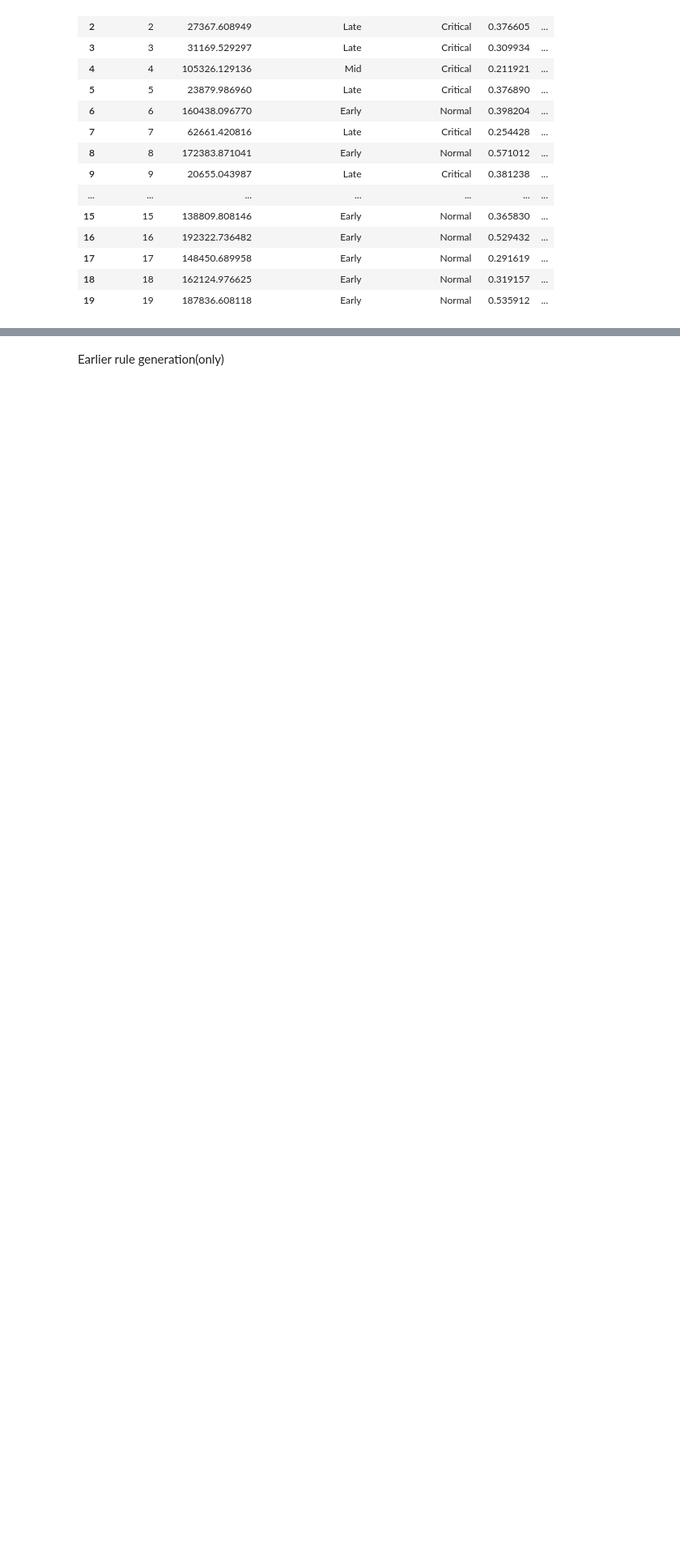
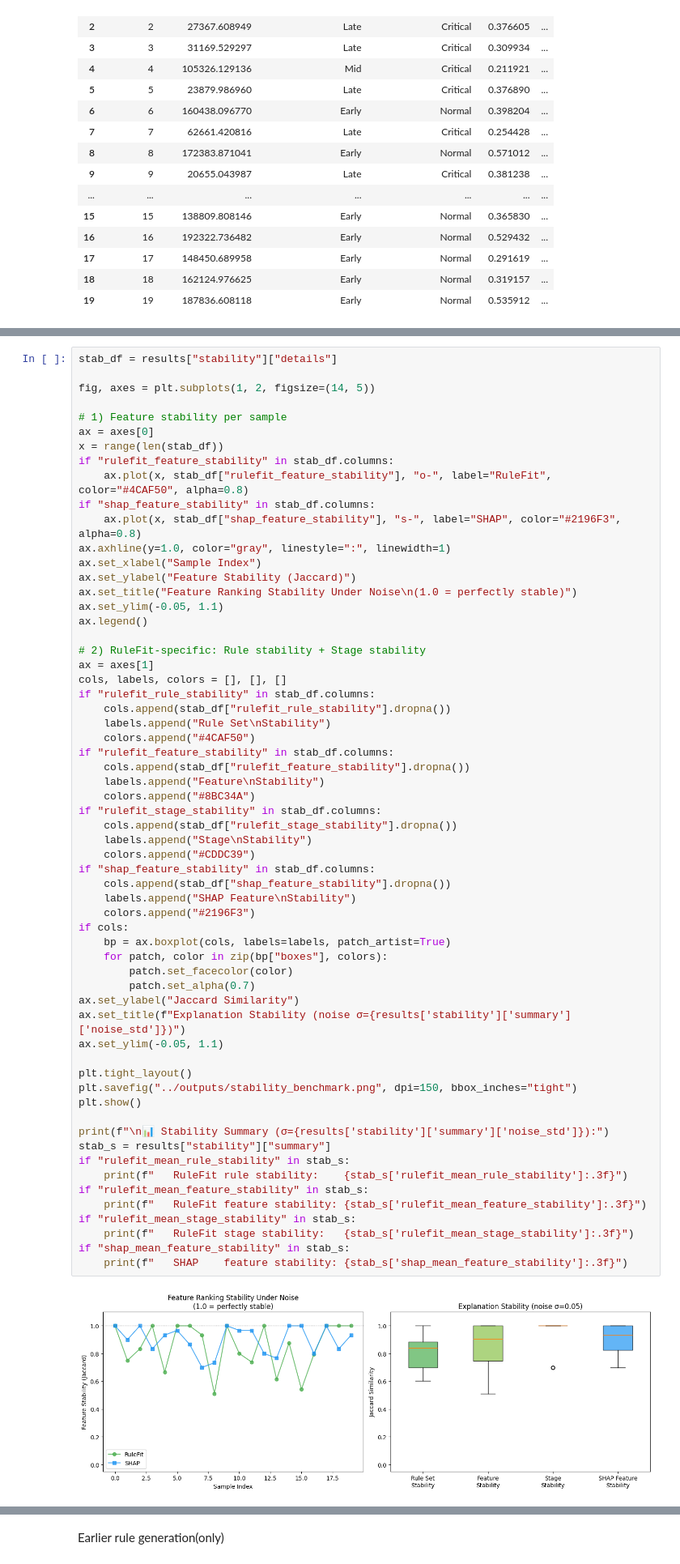
Before and after one commit to XAI-IITG/CFRP_Composit_Materials_Analysis, a Jupyter notebook: notebooks/kg_xai_system.ipynb, the cells around one changed output, grey strips where cells are left out. Shown at 81% size. Drawn from its saved outputs; the diff is of its cells as text; blank space fills up the shorter version.

```diff
--- a/notebooks/kg_xai_system.ipynb
+++ b/notebooks/kg_xai_system.ipynb
@@ -1078,0 +1188,63 @@ rmse: 33022.7335
+# %%
+stab_df = results["stability"]["details"]
+
+fig, axes = plt.subplots(1, 2, figsize=(14, 5))
+
+# 1) Feature stability per sample
+ax = axes[0]
+x = range(len(stab_df))
+if "rulefit_feature_stability" in stab_df.columns:
+    ax.plot(x, stab_df["rulefit_feature_stability"], "o-", label="RuleFit", color="#4CAF50", alpha=0.8)
+if "shap_feature_stability" in stab_df.columns:
+    ax.plot(x, stab_df["shap_feature_stability"], "s-", label="SHAP", color="#2196F3", alpha=0.8)
+ax.axhline(y=1.0, color="gray", linestyle=":", linewidth=1)
+ax.set_xlabel("Sample Index")
+ax.set_ylabel("Feature Stability (Jaccard)")
+ax.set_title("Feature Ranking Stability Under Noise\n(1.0 = perfectly stable)")
+ax.set_ylim(-0.05, 1.1)
+ax.legend()
+
+# 2) RuleFit-specific: Rule stability + Stage stability
+ax = axes[1]
+cols, labels, colors = [], [], []
+if "rulefit_rule_stability" in stab_df.columns:
+    cols.append(stab_df["rulefit_rule_stability"].dropna())
+    labels.append("Rule Set\nStability")
+    colors.append("#4CAF50")
+if "rulefit_feature_stability" in stab_df.columns:
+    cols.append(stab_df["rulefit_feature_stability"].dropna())
+    labels.append("Feature\nStability")
+    colors.append("#8BC34A")
+if "rulefit_stage_stability" in stab_df.columns:
+    cols.append(stab_df["rulefit_stage_stability"].dropna())
+    labels.append("Stage\nStability")
+    colors.append("#CDDC39")
+if "shap_feature_stability" in stab_df.columns:
+    cols.append(stab_df["shap_feature_stability"].dropna())
+    labels.append("SHAP Feature\nStability")
+    colors.append("#2196F3")
+if cols:
+    bp = ax.boxplot(cols, labels=labels, patch_artist=True)
+    for patch, color in zip(bp["boxes"], colors):
+        patch.set_facecolor(color)
+        patch.set_alpha(0.7)
+ax.set_ylabel("Jaccard Similarity")
+ax.set_title(f"Explanation Stability (noise σ={results['stability']['summary']['noise_std']})")
+ax.set_ylim(-0.05, 1.1)
+
+plt.tight_layout()
+plt.savefig("../outputs/stability_benchmark.png", dpi=150, bbox_inches="tight")
+plt.show()
+
+print(f"\n📊 Stability Summary (σ={results['stability']['summary']['noise_std']}):")
+stab_s = results["stability"]["summary"]
+if "rulefit_mean_rule_stability" in stab_s:
+    print(f"   RuleFit rule stability:    {stab_s['rulefit_mean_rule_stability']:.3f}")
+if "rulefit_mean_feature_stability" in stab_s:
+    print(f"   RuleFit feature stability: {stab_s['rulefit_mean_feature_stability']:.3f}")
+if "rulefit_mean_stage_stability" in stab_s:
+    print(f"   RuleFit stage stability:   {stab_s['rulefit_mean_stage_stability']:.3f}")
+if "shap_mean_feature_stability" in stab_s:
+    print(f"   SHAP    feature stability: {stab_s['shap_mean_feature_stability']:.3f}")
+# %% [output]
+[figure, added]
```
Also changed, not shown: parts of 15 cells of this notebook, 5 other files.
